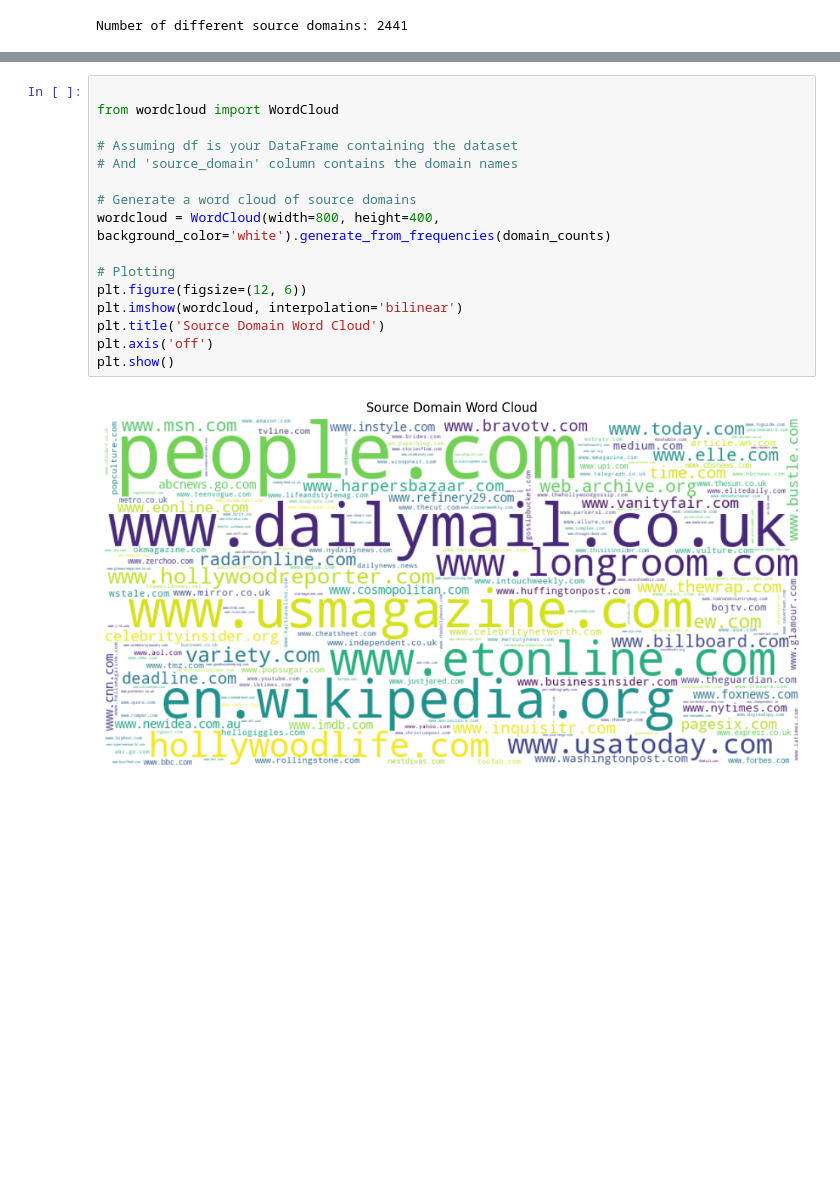
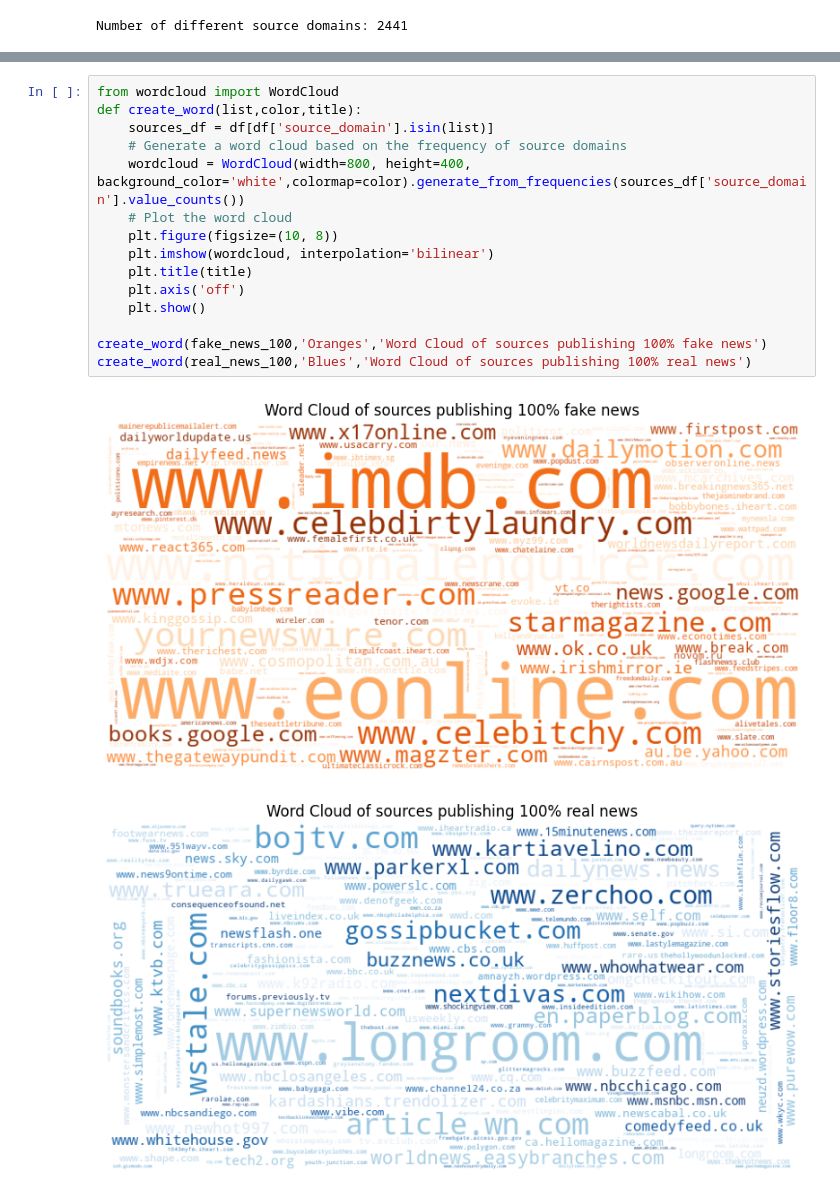
Before and after one commit to azkssd/DataVisualizationHomework3, a Jupyter notebook: TP.ipynb, the cells around one changed output, grey strips where cells are left out. Saved outputs shown, nothing was run; the diff lists cells and outputs as text; blank space fills up the shorter version.

```diff
--- a/TP.ipynb
+++ b/TP.ipynb
@@ -138,18 +215,18 @@ Successfully installed wordcloud-1.9.3
 # %%
+from wordcloud import WordCloud
+def create_word(list,color,title):
+    sources_df = df[df['source_domain'].isin(list)]
+    # Generate a word cloud based on the frequency of source domains
+    wordcloud = WordCloud(width=800, height=400, background_color='white',colormap=color).generate_from_frequencies(sources_df['source_domain'].value_counts())
+    # Plot the word cloud
+    plt.figure(figsize=(10, 8))
+    plt.imshow(wordcloud, interpolation='bilinear')
+    plt.title(title)
+    plt.axis('off')
+    plt.show()
 
-from wordcloud import WordCloud
-
-# Assuming df is your DataFrame containing the dataset
-# And 'source_domain' column contains the domain names
-
-# Generate a word cloud of source domains
-wordcloud = WordCloud(width=800, height=400, background_color='white').generate_from_frequencies(domain_counts)
-
-# Plotting
-plt.figure(figsize=(12, 6))
-plt.imshow(wordcloud, interpolation='bilinear')
-plt.title('Source Domain Word Cloud')
-plt.axis('off')
-plt.show()
+create_word(fake_news_100,'Oranges','Word Cloud of sources publishing 100% fake news')
+create_word(real_news_100,'Blues','Word Cloud of sources publishing 100% real news')
 # %% [output]
-[figure, old version]
+[figure, new version]
+[figure, added]
```
Also changed, not shown: parts of 10 cells of this notebook.
